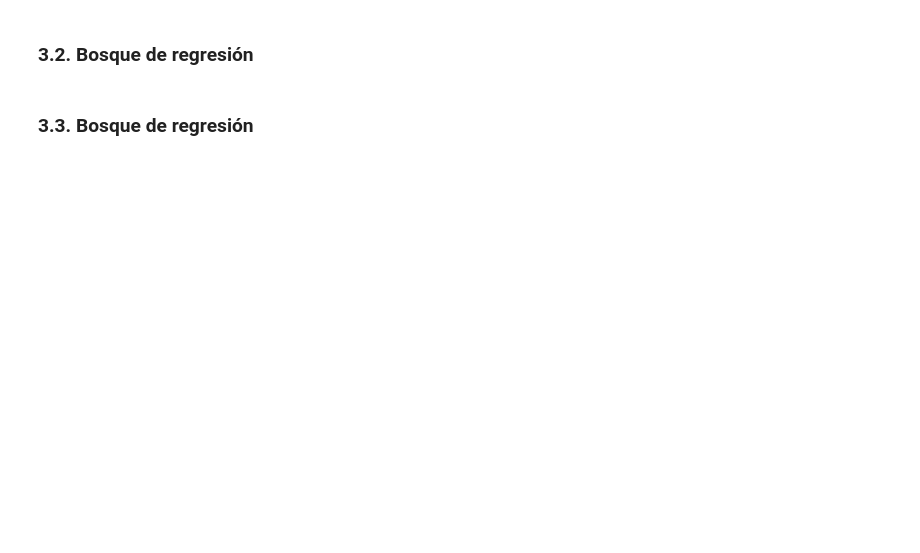
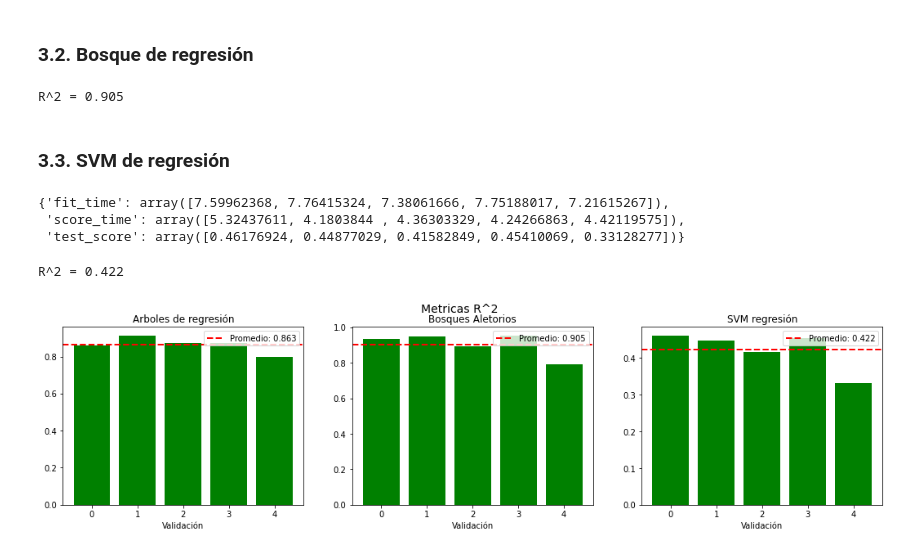
Before and after one commit to Samave02/Evaluaciones-Agropecuarias-Boyaca-Cundinamarca, a Jupyter notebook: Procesos de Analisis/Modelos_predictivos_ParteI.ipynb, the cells around one changed output. Cells and saved outputs as stored; diff of their text form; code cells hidden in the pictures; blank space fills up the shorter version.

Commit message:
metricas de validación modelos de regresión

```diff
--- a/Procesos de Analisis/Modelos_predictivos_ParteI.ipynb
+++ b/Procesos de Analisis/Modelos_predictivos_ParteI.ipynb
@@ -514,6 +517,70 @@ metrics_SVM
 # %% [markdown]
 ### 3.2. Bosque de regresión
+# %%
+from sklearn.model_selection import KFold,cross_validate
+# kf= KFold(n_splits=5,shuffle=True,random_state=42)
+metrics_forest = cross_validate(modelo_Forest_Regressor,
+                           X_scaler,y,
+                           cv=kf,
+                           scoring='r2')
+metrics_forest
+print(f'R^2 = {metrics_forest["test_score"].mean():.3f}')
+# %% [output]
+R^2 = 0.905
 # %% [markdown]
-### 3.3. Bosque de regresión
+### 3.3. SVM de regresión
+# %%
+from sklearn.model_selection import KFold,cross_validate
+
+# kf= KFold(n_splits=5,shuffle=True,random_state=42)
+metrics_SVM = cross_validate(model_SVM,
+                           X_Pca,y,
+                           cv=kf,
+                           scoring='r2')
+metrics_SVM
+# %% [output]
+{'fit_time': array([7.59962368, 7.76415324, 7.38061666, 7.75188017, 7.21615267]),
+ 'score_time': array([5.32437611, 4.1803844 , 4.36303329, 4.24266863, 4.42119575]),
+ 'test_score': array([0.46176924, 0.44877029, 0.41582849, 0.45410069, 0.33128277])}
+# %%
+print(f'R^2 = {metrics_SVM["test_score"].mean():.3f}')
+# %% [output]
+R^2 = 0.422
+# %%
+lista_metricas = [metrics_tree['test_score'],metrics_forest['test_score'],metrics_SVM['test_score']]
+# %%
+def validacion_cruzada(metricas):
+    fig,ax = plt.subplots(nrows=1,ncols=3,figsize = (18,4))
+    fig.suptitle('Metricas R^2',fontsize=14)
+    ax[0].set_title('Arboles de regresión')
+    ax[0].bar(range(0,5),height=metricas[0],color = 'green')
+    ax[0].axhline(metricas[0].mean(),
+                color='red', linestyle='--',
+                linewidth=2,
+                label=f'Promedio: {metricas[0].mean():.3f}')
+    ax[0].set_xlabel('Validación')
+    ax[0].legend()
+
+    ax[1].set_title('Bosques Aletorios')
+    ax[1].bar(range(0,5),height=metricas[1],color = 'green')
+    ax[1].axhline(metricas[1].mean(),
+                color='red', linestyle='--',
+                linewidth=2,
+                label=f'Promedio: {metricas[1].mean():.3f}')
+    ax[1].set_xlabel('Validación')
+    ax[1].legend()
+
+    ax[2].set_title('SVM regresión')
+    ax[2].bar(range(0,5),height=metricas[2],color = 'green')
+    ax[2].axhline(metricas[2].mean(),
+                color='red', linestyle='--',
+                linewidth=2,
+                label=f'Promedio: {metricas[2].mean():.3f}')
+    ax[2].set_xlabel('Validación')
+    ax[2].legend()
+    fig.show()
+validacion_cruzada(lista_metricas)
+# %% [output]
+[figure, added]
 # %%
 # df_agro_Nuevo.to_csv(r'..\\Bases de datos\\EvaluacionAgro03.csv',sep=';',index=False)
```
Also changed, not shown: parts of 4 cells of this notebook.
